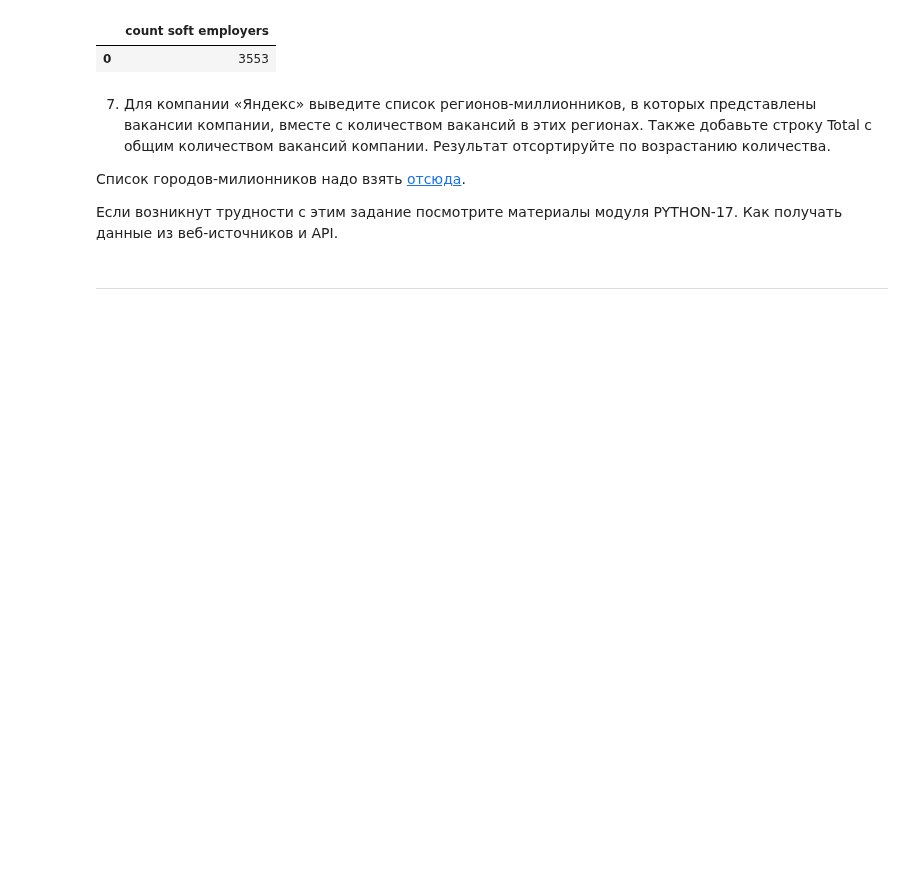
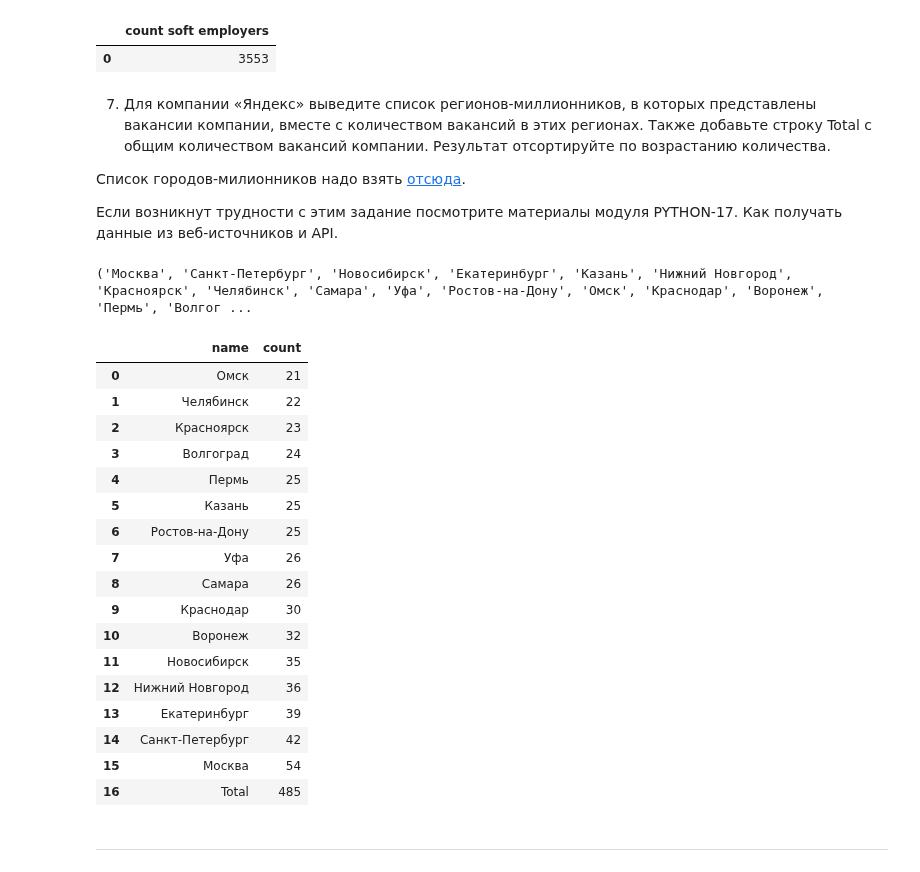
Before and after one commit to rafferti95/st_data_science, a Jupyter notebook: Project 2/popon.ipynb, the cells around one changed output. Saved outputs shown, nothing was run; the diff lists cells and outputs as text; code cells hidden in the pictures; blank space fills up the shorter version.

```diff
--- a/Project 2/popon.ipynb
+++ b/Project 2/popon.ipynb
@@ -416,11 +416,73 @@ display(soft_employers)
 
 Если возникнут трудности с этим задание посмотрите материалы модуля  PYTHON-17. Как получать данные из веб-источников и API.
 # %%
-# код для получения списка городов-милионников
+tables = pd.read_html('https://ru.wikipedia.org/wiki/%D0%93%D0%BE%D1%80%D0%BE%D0%B4%D0%B0-%D0%BC%D0%B8%D0%BB%D0%BB%D0%B8%D0%BE%D0%BD%D0%B5%D1%80%D1%8B_%D0%A0%D0%BE%D1%81%D1%81%D0%B8%D0%B8')
+cities_df = tables[1]
+cities_list = tuple(cities_df['Город'])
+
+print(cities_list)
+# %% [output]
+('Москва', 'Санкт-Петербург', 'Новосибирск', 'Екатеринбург', 'Казань', 'Нижний Новгород', 'Красноярск', 'Челябинск', 'Самара', 'Уфа', 'Ростов-на-Дону', 'Омск', 'Краснодар', 'Воронеж', 'Пермь', 'Волгог ...
 # %%
-# текст запроса
+query_5_7 = f'''
+        (SELECT
+            a.name,
+            COUNT(v.id)
+
+        FROM
+            VACANCIES AS v
+        LEFT JOIN
+            AREAS AS a ON v.area_id = a.id
+        LEFT JOIN
+            EMPLOYERS AS e ON v.employer_id = e.id
+
+        WHERE
+            e.name = 'Яндекс' AND a.name IN {cities_list}
+
+        GROUP BY
+            a.name)
+
+        UNION
+
+        (SELECT
+            'Total' AS name,
+            COUNT(v.id)
+
+        FROM
+           VACANCIES AS v
+        LEFT JOIN
+            AREAS AS a ON v.area_id = a.id
+        LEFT JOIN
+            EMPLOYERS AS e ON v.employer_id = e.id
+
+        WHERE
+            e.name = 'Яндекс' AND a.name IN {cities_list})
+
+        ORDER BY
+            count
+'''
 # %%
-# результат запроса
+yandex_cities = pd.read_sql_query(query_5_7, connection)
+display(yandex_cities)
+# %% [output]
+|  | name | count |
+| 0 | Омск | 21 |
+| 1 | Челябинск | 22 |
+| 2 | Красноярск | 23 |
+| 3 | Волгоград | 24 |
+| 4 | Пермь | 25 |
+| 5 | Казань | 25 |
+| 6 | Ростов-на-Дону | 25 |
+| 7 | Уфа | 26 |
+| 8 | Самара | 26 |
+| 9 | Краснодар | 30 |
+| 10 | Воронеж | 32 |
+| 11 | Новосибирск | 35 |
+| 12 | Нижний Новгород | 36 |
+| 13 | Екатеринбург | 39 |
+| 14 | Санкт-Петербург | 42 |
+| 15 | Москва | 54 |
+| 16 | Total | 485 |
 # %% [markdown]
 ***
 # %%
```
Also changed, not shown: 1 other file.
